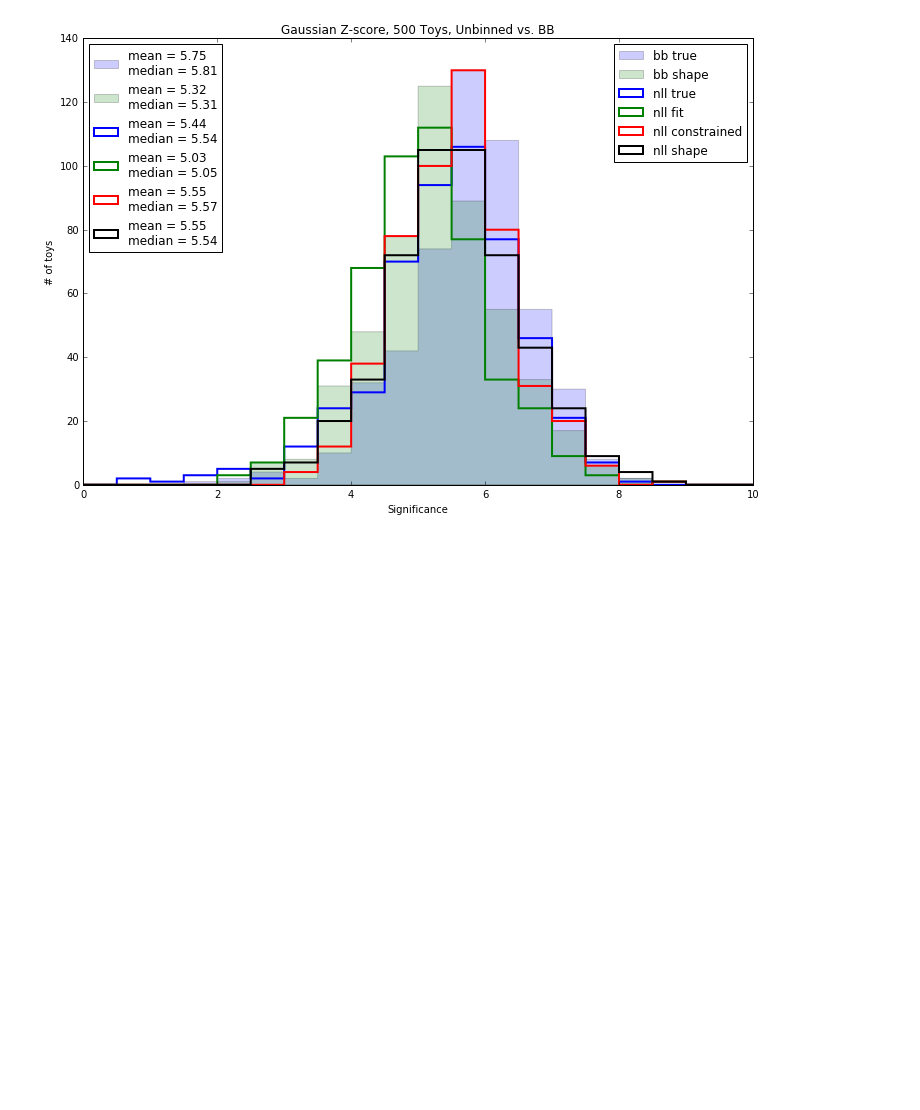
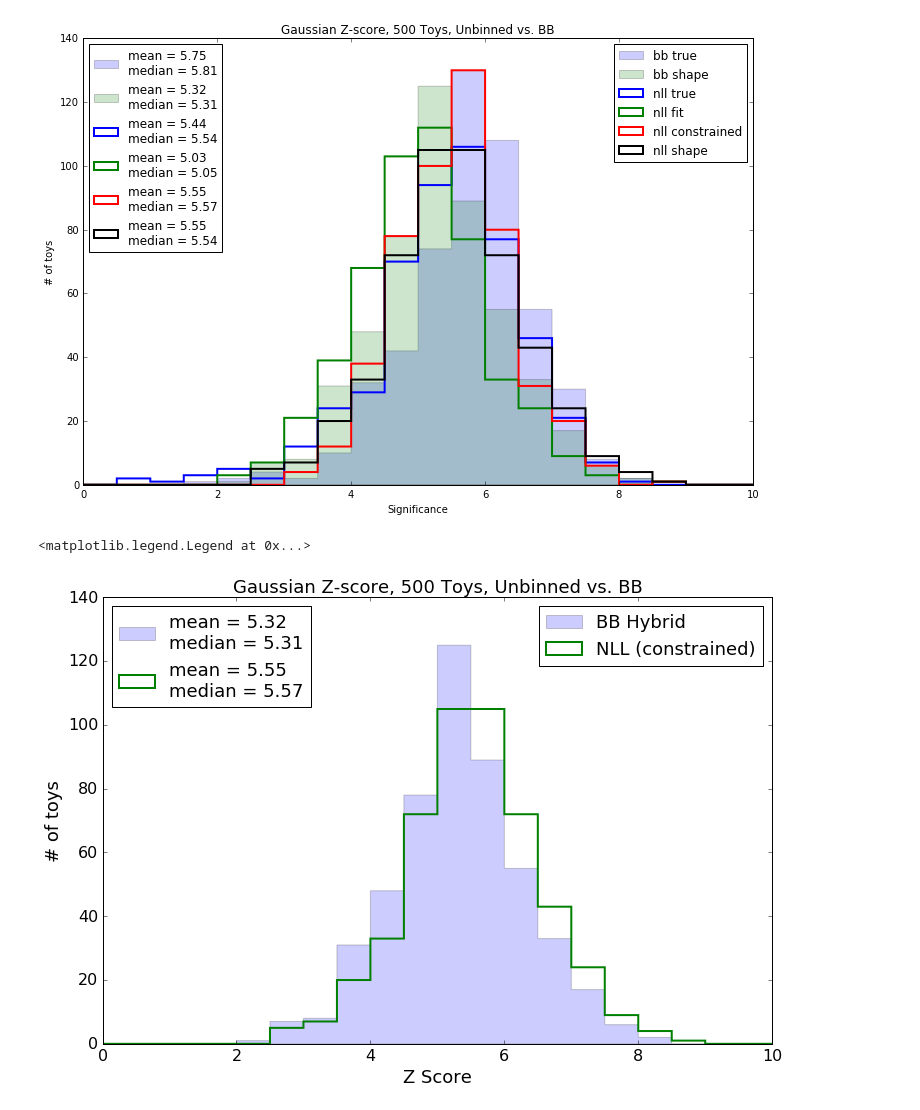
Before and after one commit to pollackscience/BayesianBlocks, a Jupyter notebook: bb/hep/hgg_writeup.ipynb, the cells around one changed output. Drawn from its saved outputs; the diff is of its cells as text; code cells hidden in the pictures; blank space fills up the shorter version.

```diff
--- a/bb/hep/hgg_writeup.ipynb
+++ b/bb/hep/hgg_writeup.ipynb
@@ -374,6 +374,27 @@ plt.legend(handles,labels,loc=2)
 # %% [output]
 <matplotlib.legend.Legend at 0x...>
 [figure]
+# %%
+_,_,ps = hist(signif_bb_shape_hist,20, range=(0,10), alpha=0.2, histtype='stepfilled', label='BB Hybrid')
+hist(signif_nll_true_fit_hist,20, range=(0,10), linewidth=2, histtype='step', label='NLL (constrained)')
+
+
+plt.title('Gaussian Z-score, 500 Toys, Unbinned vs. BB')
+plt.xlabel('Z Score')
+plt.ylabel('# of toys')
+le = plt.legend(loc=1)
+plt.gca().add_artist(le)
+handles, labels = plt.gca().get_legend_handles_labels()
+labels = []
+labels.append('mean = {0:.2f}\nmedian = {1:.2f}'.format(np.mean(signif_bb_shape_hist),np.median(signif_bb_shape_hist)))
+labels.append('mean = {0:.2f}\nmedian = {1:.2f}'.format(np.mean(signif_nll_constrained_hist),np.median(signif_nll_constrained_hist)))
+
+
+
+plt.legend(handles,labels,loc=2)
+# %% [output]
+<matplotlib.legend.Legend at 0x...>
+[figure, added]
 # %%
 hist(signif_bb_true_hist,20, range=(0,10), alpha=0.2, histtype='stepfilled', label='bb')
 hist(signif_1GeV_true_hist,20, range=(0,10), linewidth=2, histtype='step', label='1 GeV')
```
Also changed, not shown: parts of 3 cells of this notebook, 7 other files.
